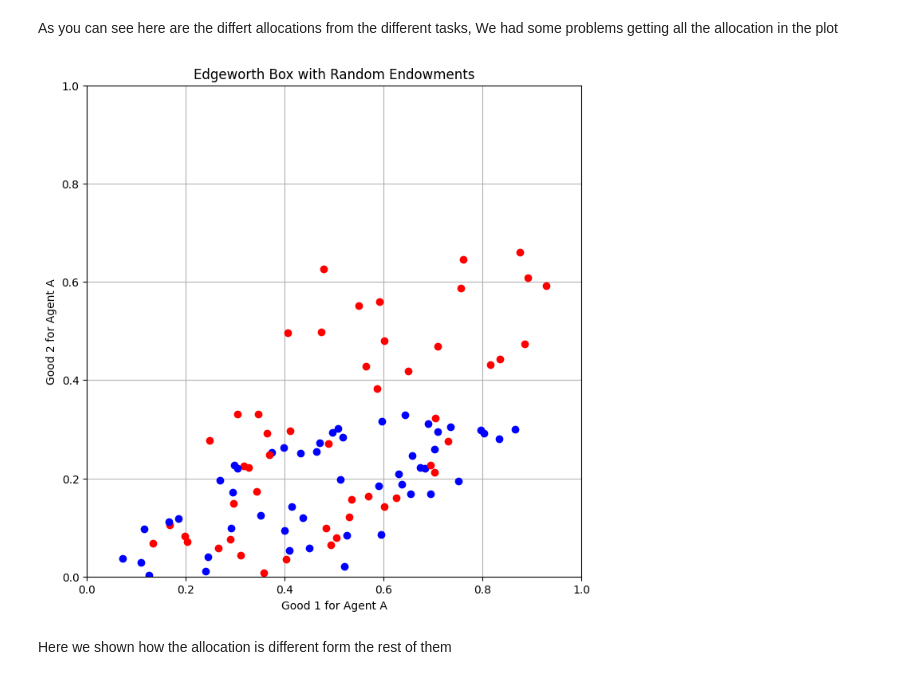
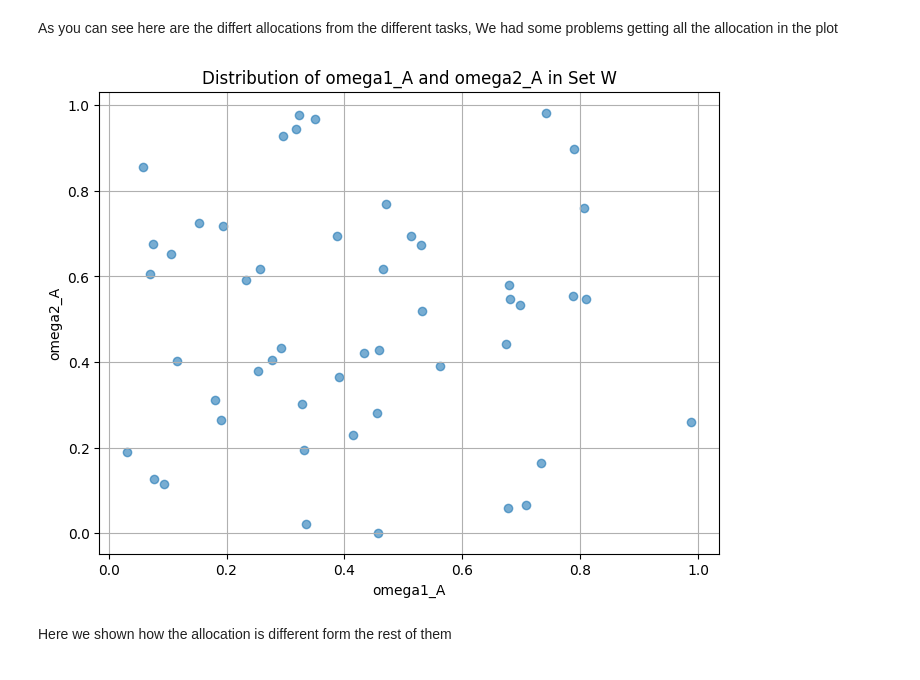
Before and after one commit to NumEconCopenhagen/projects-2024-munkeholdet, a Jupyter notebook: inauguralproject/InauguralProject2024.ipynb, the cells around one changed output. Saved outputs shown, nothing was run; the diff lists cells and outputs as text; code cells hidden in the pictures.

```diff
--- a/inauguralproject/InauguralProject2024.ipynb
+++ b/inauguralproject/InauguralProject2024.ipynb
@@ -324,48 +347,20 @@ plt.show()
 # %% [markdown]
 As you can see here are the differt allocations from the different tasks,
 We had some problems getting all the allocation in the plot
-# %%
-#7 and 8
-np.random.seed(181)  # For reproducibility
-W = np.random.uniform(0, 1, (50, 2))
-
-# Define the function to find market equilibrium allocation
-def find_equilibrium_allocation(omega_A, omega_B):
-    # Define the function to calculate excess demand for good 1
-    def excess_demand(p1, omega_A, omega_B):
-        x1_A = demand_x1_A(p1, omega_A)
-        x1_B = demand_x1_B(p1, omega_B)
-        return x1_A + x1_B - omega_A[0] - omega_B[0]
-
-    # Find market clearing price using fsolve
-    market_clearing_price = fsolve(excess_demand, 1.0, args=(omega_A, omega_B))[0]
-
-    # Calculate the allocation for A and B at this price
-    x1_A_allocation = demand_x1_A(market_clearing_price, omega_A)
-    x2_A_allocation = demand_x2_A(market_clearing_price, omega_A)
-
-    x1_B_allocation = demand_x1_B(market_clearing_price, omega_B)
-    x2_B_allocation = demand_x2_B(market_clearing_price, omega_B)
-
-    return (x1_A_allocation, x2_A_allocation), (x1_B_allocation, x2_B_allocation)
-
-# Plot the allocations in the Edgeworth box
-plt.figure(figsize=(8, 8))
-for omega_A in W:
-    omega_B = np.array([1, 1]) - omega_A  # Calculate omega_B
-    allocation_A, allocation_B = find_equilibrium_allocation(omega_A, omega_B)
-    plt.plot(allocation_A[0], allocation_A[1], 'ro')  # Plot A's allocation
-    plt.plot(allocation_B[0], allocation_B[1], 'bo')  # Plot B's allocation
-
-# Setting up the plot
-plt.xlabel('Good 1 for Agent A')
-plt.ylabel('Good 2 for Agent A')
-plt.title('Edgeworth Box with Random Endowments')
-plt.grid(True)
-plt.xlim(0, 1)
-plt.ylim(0, 1)
-plt.show()
-# %% [output]
-[figure, removed]
+# %%
+np.random.seed(69)  # For reproducibility
+W_omega1_A = np.random.uniform(0, 1, 50)
+W_omega2_A = np.random.uniform(0, 1, 50)
+
+# Plot W to visualize the distribution of omega1_A and omega2_A
+plt.figure(figsize=(8, 6))
+plt.scatter(W_omega1_A, W_omega2_A, alpha=0.6)
+plt.title('Distribution of omega1_A and omega2_A in Set W')
+plt.xlabel('omega1_A')
+plt.ylabel('omega2_A')
+plt.grid(True)
+plt.show()
+# %% [output]
+[figure, added]
 # %% [markdown]
 Here we shown how the allocation is different form the rest of them
```
Also changed, not shown: parts of 19 cells of this notebook.
